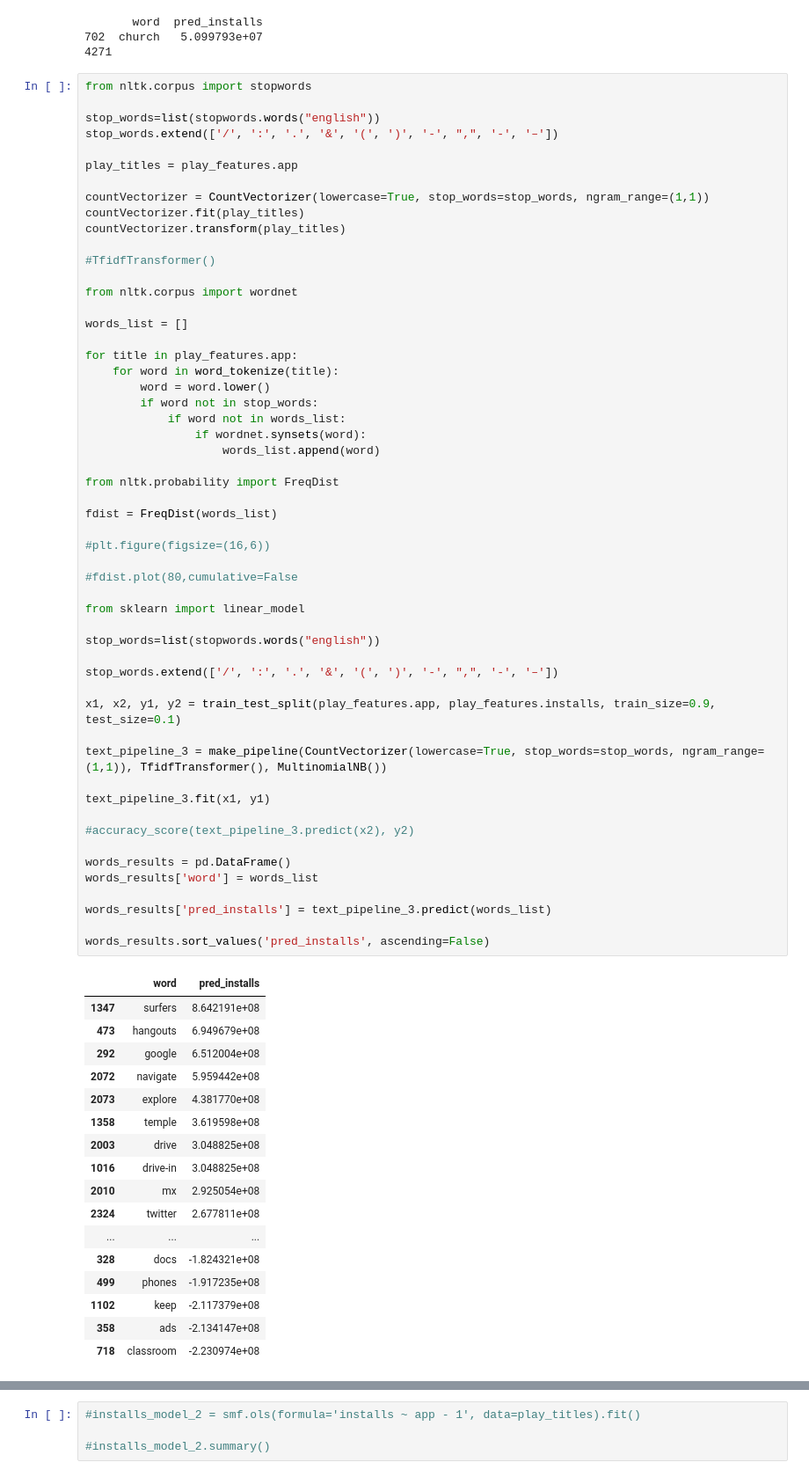
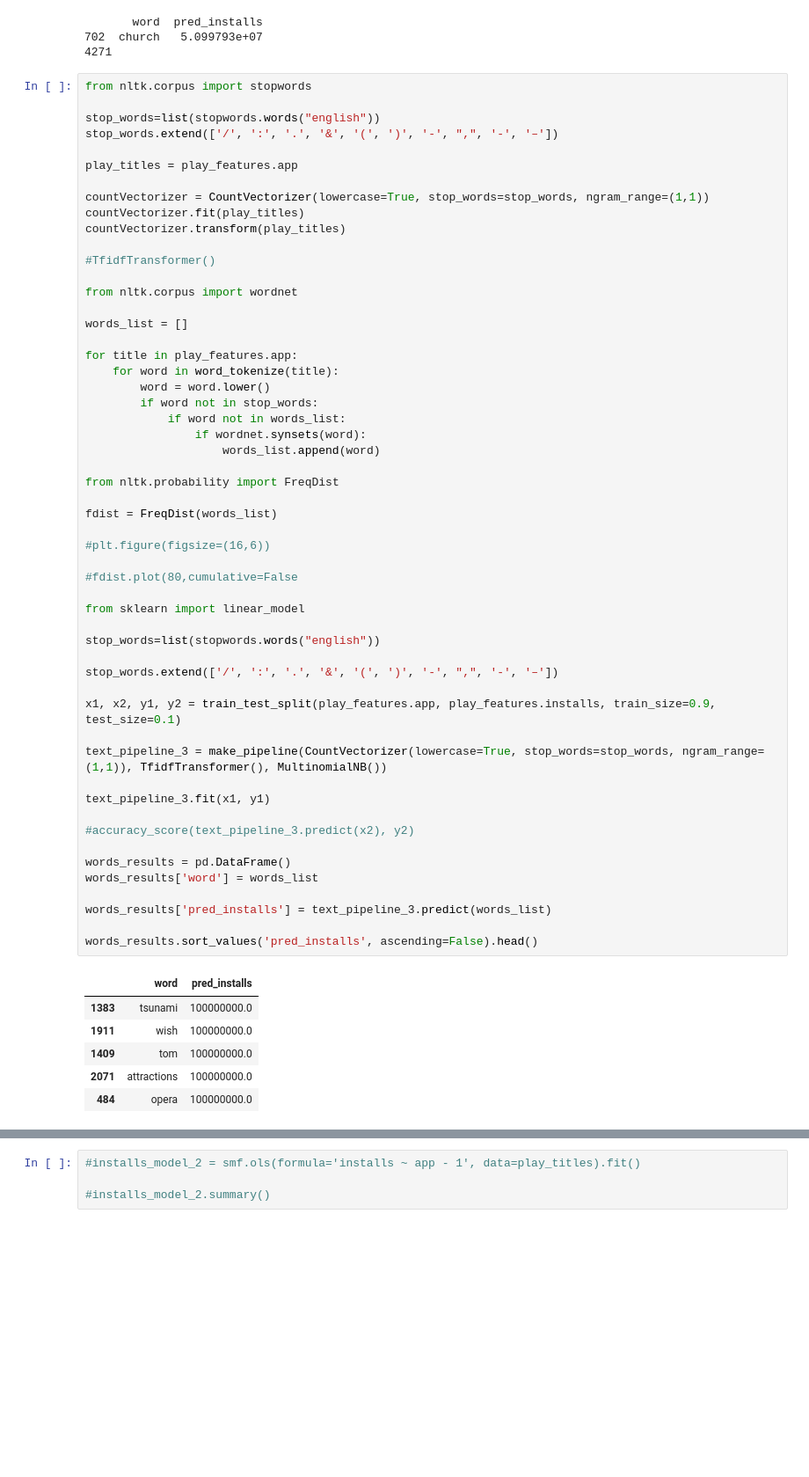
Before and after one commit to DanielColinaCuartin/INFO370-Final-Projects, a Jupyter notebook: pierce_workspace.ipynb, the cells around one changed output, grey strips where cells are left out. Shown: that part at 88% size. Cells and saved outputs as stored; diff of their text form; blank space fills up the shorter version.

```diff
--- a/pierce_workspace.ipynb
+++ b/pierce_workspace.ipynb
@@ -488,47 +488,36 @@ for title in play_features.app:
 
 from nltk.probability import FreqDist
 
 fdist = FreqDist(words_list)
 
 #plt.figure(figsize=(16,6))
 
 #fdist.plot(80,cumulative=False
 
 from sklearn import linear_model
 
 stop_words=list(stopwords.words("english"))
 
 stop_words.extend(['/', ':', '.', '&', '(', ')', '-', ",", '-', '–'])
 
 x1, x2, y1, y2 = train_test_split(play_features.app, play_features.installs, train_size=0.9, test_size=0.1)
 
 text_pipeline_3 = make_pipeline(CountVectorizer(lowercase=True, stop_words=stop_words, ngram_range=(1,1)), TfidfTransformer(), MultinomialNB())
 
 text_pipeline_3.fit(x1, y1)
 
 #accuracy_score(text_pipeline_3.predict(x2), y2)
 
 words_results = pd.DataFrame()
 words_results['word'] = words_list
 
 words_results['pred_installs'] = text_pipeline_3.predict(words_list)
 
-words_results.sort_values('pred_installs', ascending=False)
+words_results.sort_values('pred_installs', ascending=False).head()
 # %% [output]
 |  | word | pred_installs |
-| 1347 | surfers | 8.642191e+08 |
-| 473 | hangouts | 6.949679e+08 |
-| 292 | google | 6.512004e+08 |
-| 2072 | navigate | 5.959442e+08 |
-| 2073 | explore | 4.381770e+08 |
-| 1358 | temple | 3.619598e+08 |
-| 2003 | drive | 3.048825e+08 |
-| 1016 | drive-in | 3.048825e+08 |
-| 2010 | mx | 2.925054e+08 |
-| 2324 | twitter | 2.677811e+08 |
-| ... | ... | ... |
-| 328 | docs | -1.824321e+08 |
-| 499 | phones | -1.917235e+08 |
-| 1102 | keep | -2.117379e+08 |
-| 358 | ads | -2.134147e+08 |
-| 718 | classroom | -2.230974e+08 |
+| 1383 | tsunami | 100000000.0 |
+| 1911 | wish | 100000000.0 |
+| 1409 | tom | 100000000.0 |
+| 2071 | attractions | 100000000.0 |
+| 484 | opera | 100000000.0 |
```
Also changed, not shown: parts of 6 cells of this notebook, 5 other files.
